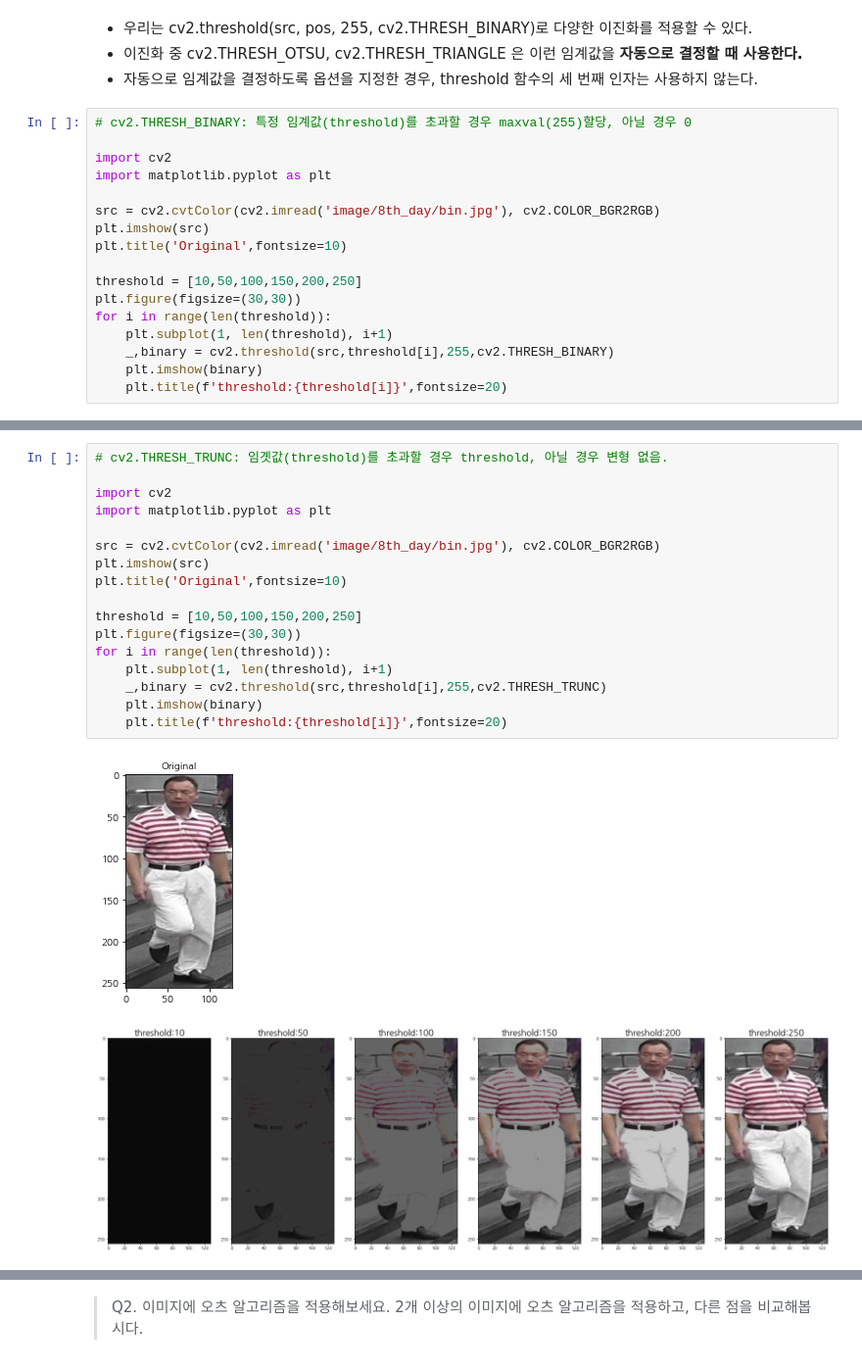
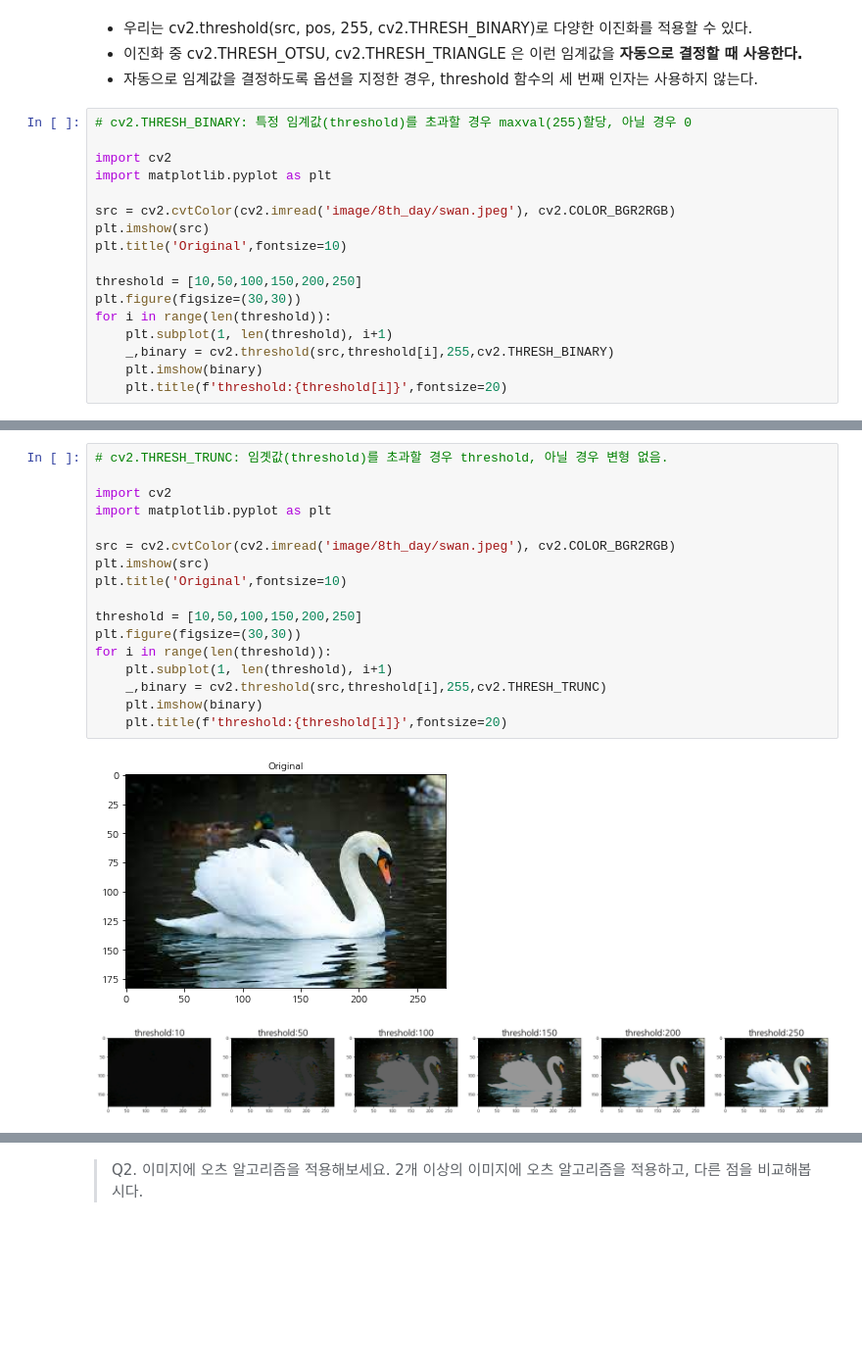
Before and after one commit to ShowMeTheCV/Changwon, a Jupyter notebook: 여덟번째 날 _5월 22일까지 해보기_양창원.ipynb, the cells around one changed output, grey strips where cells are left out. Shown at 98% size. Cells and saved outputs as stored; diff of their text form; blank space fills up the shorter version.

```diff
--- a/여덟번째 날 _5월 22일까지 해보기_양창원.ipynb
+++ b/여덟번째 날 _5월 22일까지 해보기_양창원.ipynb
@@ -76,7 +76,7 @@
 import cv2
 import matplotlib.pyplot as plt
 
-src = cv2.cvtColor(cv2.imread('image/8th_day/bin.jpg'), cv2.COLOR_BGR2RGB)
+src = cv2.cvtColor(cv2.imread('image/8th_day/swan.jpeg'), cv2.COLOR_BGR2RGB)
 plt.imshow(src)
 plt.title('Original',fontsize=10)
 
@@ -93,21 +93,21 @@ for i in range(len(threshold)):
 # %%
 # cv2.THRESH_TRUNC: 임곗값(threshold)를 초과할 경우 threshold, 아닐 경우 변형 없음.
 
 import cv2
 import matplotlib.pyplot as plt
 
-src = cv2.cvtColor(cv2.imread('image/8th_day/bin.jpg'), cv2.COLOR_BGR2RGB)
+src = cv2.cvtColor(cv2.imread('image/8th_day/swan.jpeg'), cv2.COLOR_BGR2RGB)
 plt.imshow(src)
 plt.title('Original',fontsize=10)
 
 threshold = [10,50,100,150,200,250]
 plt.figure(figsize=(30,30))
 for i in range(len(threshold)):
     plt.subplot(1, len(threshold), i+1)
     _,binary = cv2.threshold(src,threshold[i],255,cv2.THRESH_TRUNC)
     plt.imshow(binary)
     plt.title(f'threshold:{threshold[i]}',fontsize=20)
 # %% [output]
-[figure, old version]
+[figure, new version]
-[figure, old version]
+[figure, new version]
 # %%
```
Also changed, not shown: parts of 3 cells of this notebook.
